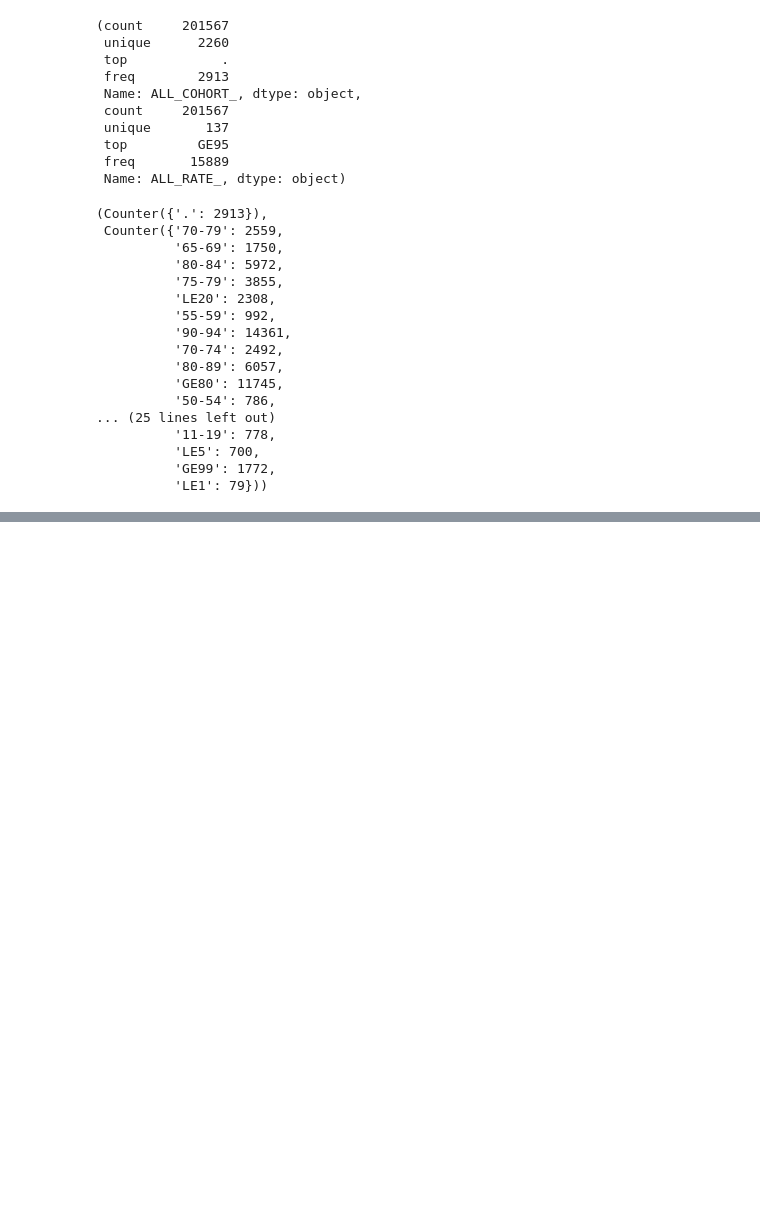
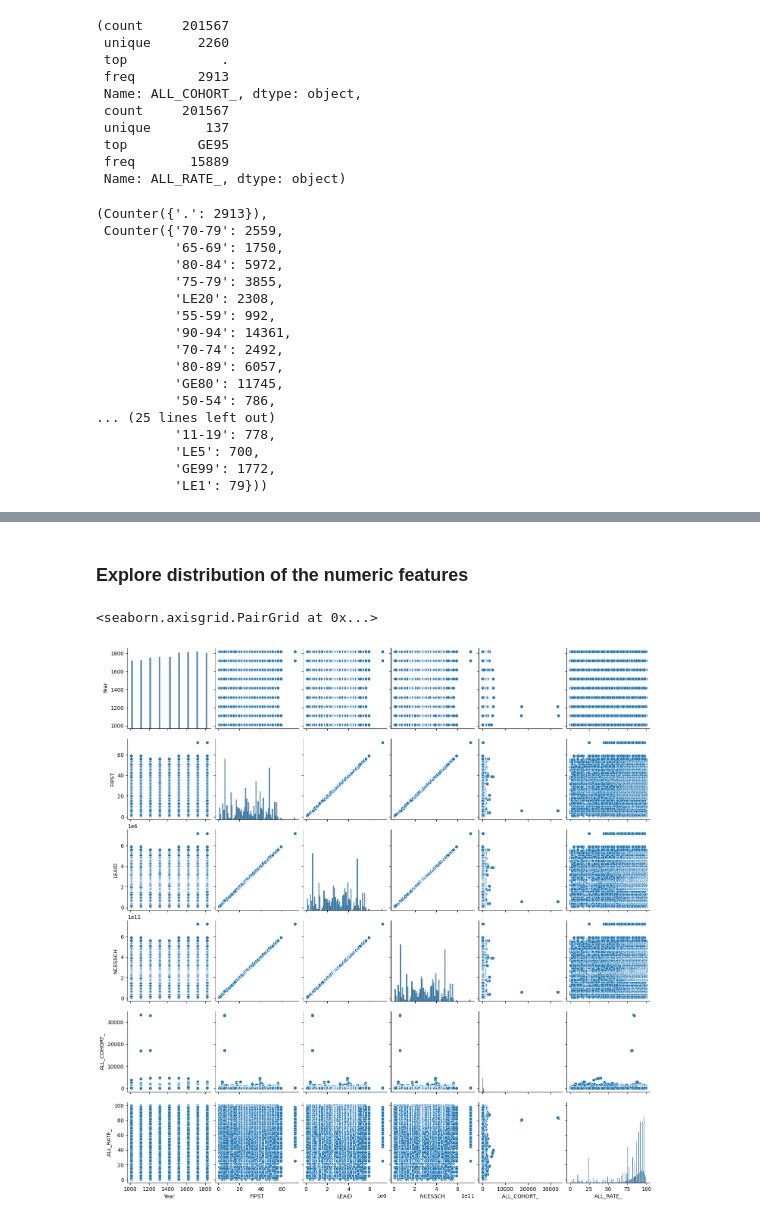
Before and after one commit to georgetown-analytics/student-outcomes, a Jupyter notebook: notebooks/EDA_graduation_rate.ipynb, the cells around one changed output, grey strips where cells are left out. Drawn from its saved outputs; the diff is of its cells as text; code cells hidden in the pictures; blank space fills up the shorter version.

Commit message:
Converted number-like columns to numeric; Started visual exploration

```diff
--- a/notebooks/EDA_graduation_rate.ipynb
+++ b/notebooks/EDA_graduation_rate.ipynb
@@ -182,7 +184,8 @@ Text(0, 0.5, '% Null')
 ### As a first step, we are going to look at prediction models which do not include minority groupings of the students.
 # %%
 # Drop population subgroup columns
-cols_to_keep = ['Year','STNAM','FIPST','LEAID','LEANM','NCESSCH','SCHNAM','ALL_COHORT_','ALL_RATE_']
+cols_to_keep = ['Year', 'STNAM', 'FIPST', 'LEAID', 'LEANM',
+                'NCESSCH', 'SCHNAM', 'ALL_COHORT_', 'ALL_RATE_']
 big_df = big_df[cols_to_keep]
 # %% [markdown]
 # Feature pre-processing
@@ -296 +304,12 @@ gather_nonconvertible_items(big_df.ALL_COHORT_), gather_nonconvertible_items(big
 * Drop the ALL_RATE_ rows that have 'PS' and convert the rest to the average meaning of the term. E.g. GT50 => 75, LT50 => 25, 88-92 => 90.
+# %%
+# Drop rows where ALL_COHORT_ == '.'
+instances_after_drop = len(big_df) - 2913
+# Reindex the dataframe because their are duplicate indexes
+big_df.index = list(range(len(big_df)))
+big_df.drop(big_df[big_df.ALL_COHORT_ == '.'].index, axis=0, inplace=True)
+assert len(big_df) == instances_after_drop
+print("Number of instances after this drop", len(big_df))
+# Can convert ALL_COHORT_ column to numeric now
+big_df.loc[:,'ALL_COHORT_'] = np.int64(big_df.ALL_COHORT_.values)
+big_df.dtypes
@@ -296,0 +328,5 @@ gather_nonconvertible_items(big_df.ALL_COHORT_), gather_nonconvertible_items(big
+# %%
+# Drop rows where ALL_RATE_ == 'PS'
+print("Dropping", len(big_df[big_df.ALL_RATE_ == 'PS']))
+big_df.drop(big_df[big_df.ALL_RATE_ == 'PS'].index, axis=0, inplace=True)
+print("Number of instances after this drop", len(big_df))
@@ -296,0 +400,5 @@ gather_nonconvertible_items(big_df.ALL_COHORT_), gather_nonconvertible_items(big
+# %%
+# Run the above functions on the series to produce a float64 series
+big_df.loc[:, 'ALL_RATE_'] = big_df.ALL_RATE_.map(convert_prefixed_string_to_num, na_action='ignore')
+big_df.loc[:, 'ALL_RATE_'] = big_df.ALL_RATE_.map(conv_range_to_numeric_string, na_action='ignore')
+big_df.loc[:, 'ALL_RATE_'] = pd.to_numeric(big_df.ALL_RATE_.tolist())
@@ -296,0 +433,7 @@ gather_nonconvertible_items(big_df.ALL_COHORT_), gather_nonconvertible_items(big
+# %% [markdown]
+### Explore distribution of the numeric features
+# %%
+sns.pairplot(big_df)
+# %% [output]
+<seaborn.axisgrid.PairGrid at 0x...>
+[figure, added]
```
Also changed, not shown: parts of 18 cells of this notebook, 1 other file.
